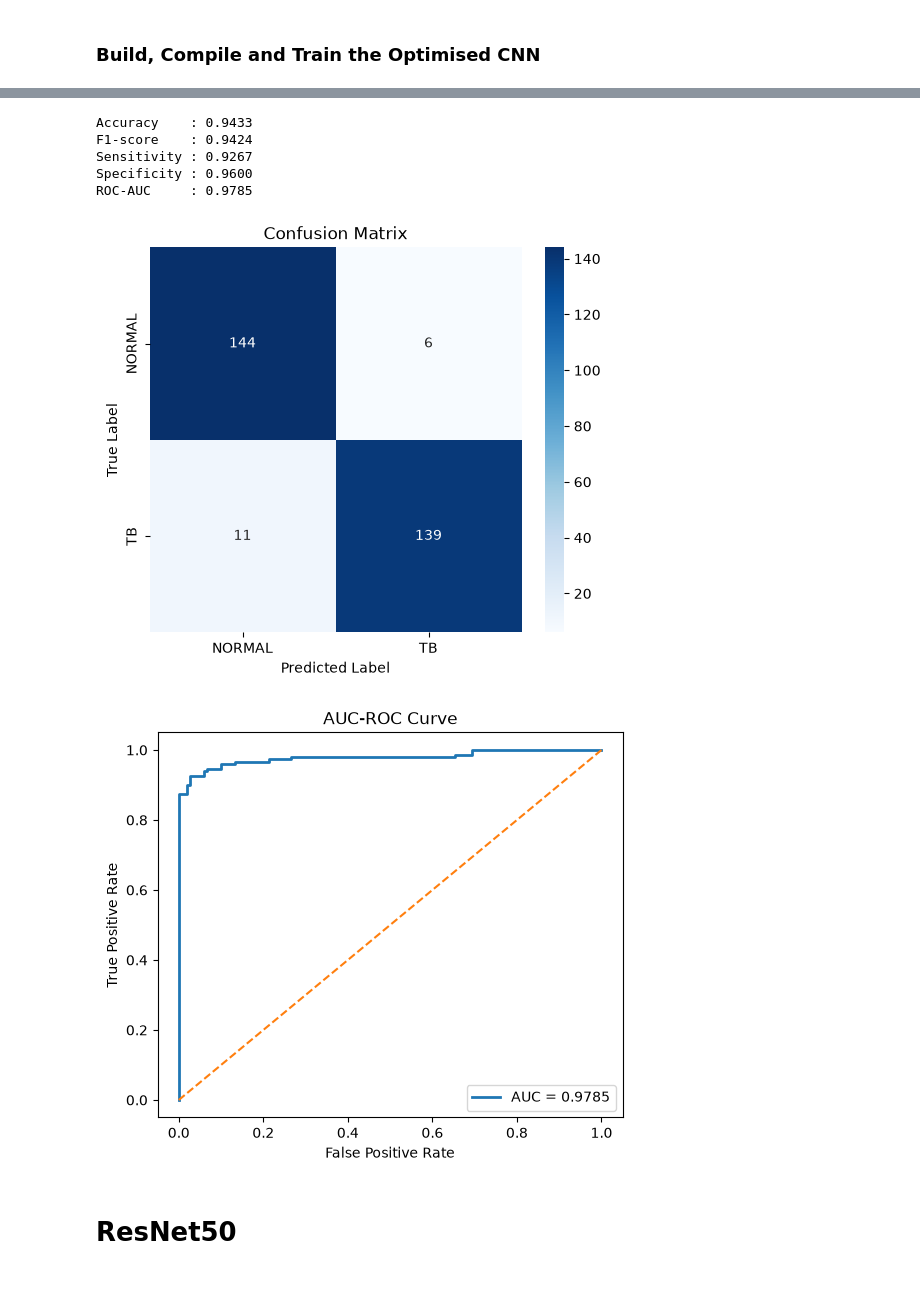
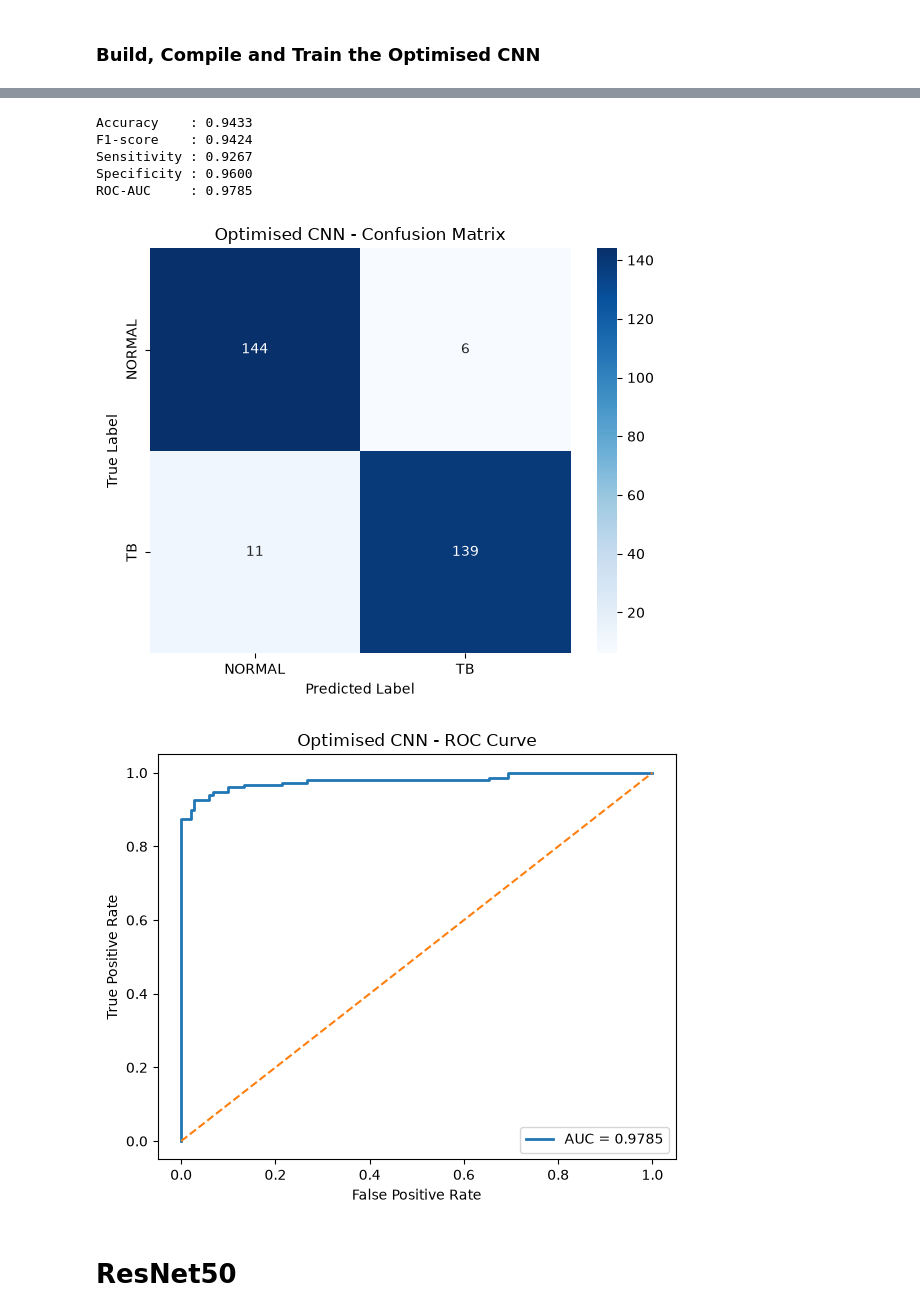
Before and after one commit to success222/tb-classification, a Jupyter notebook: TB_model_dev.ipynb, the cells around one changed output, grey strips where cells are left out. Drawn from its saved outputs; the diff is of its cells as text; code cells hidden in the pictures; blank space fills up the shorter version.

```diff
--- a/TB_model_dev.ipynb
+++ b/TB_model_dev.ipynb
@@ -375,9 +465,9 @@ def evaluate_model(model, test_dataset):
     return results
 # %%
 # PLOT CONFUSION MATRIX
-def plot_confusion_matrix(confusion_matrix, class_names):
+def plot_confusion_matrix(confusion_matrix, class_names, model_name):
     """
-    Plot the confusion matrix.
+    Plot the confusion matrix for a model.
     """
 
     plt.figure(figsize=(6, 5))
@@ -391,8 +481,9 @@ def plot_confusion_matrix(confusion_matrix, class_names):
         yticklabels=class_names
     )
 
-    plt.title("Confusion Matrix")
+    plt.title(f"{model_name} - Confusion Matrix")
     plt.xlabel("Predicted Label")
     plt.ylabel("True Label")
 
+    plt.tight_layout()
     plt.show()
@@ -399,8 +542,8 @@ def plot_confusion_matrix(confusion_matrix, class_names):
 # %%
 # PLOT ROC CURVE
-def plot_roc_curve(fpr, tpr, roc_auc):
+def plot_roc_curve(fpr, tpr, roc_auc, model_name):
     """
-    Plot the ROC curve.
+    Plot ROC curve for a model.
     """
 
     plt.figure(figsize=(6, 5))
@@ -420,7 +563,10 @@ def plot_roc_curve(fpr, tpr, roc_auc):
 
     plt.xlabel("False Positive Rate")
     plt.ylabel("True Positive Rate")
-    plt.title("AUC-ROC Curve")
+
+    plt.title(f"{model_name} - ROC Curve")
+
     plt.legend(loc="lower right")
 
+    plt.tight_layout()
     plt.show()
@@ -760,38 +942,40 @@ Restoring model weights from the end of the best epoch: 17.
 # %%
 # MODEL EVALUATION
-results = evaluate_model(
+optimized_cnn_results = evaluate_model(
     optimized_cnn,
     test_dataset
 )
 
-print(f"Accuracy    : {results['accuracy']:.4f}")
-print(f"F1-score    : {results['f1_score']:.4f}")
-print(f"Sensitivity : {results['sensitivity']:.4f}")
-print(f"Specificity : {results['specificity']:.4f}")
-print(f"ROC-AUC     : {results['roc_auc']:.4f}")
+print(f"Accuracy    : {optimized_cnn_results['accuracy']:.4f}")
+print(f"F1-score    : {optimized_cnn_results['f1_score']:.4f}")
+print(f"Sensitivity : {optimized_cnn_results['sensitivity']:.4f}")
+print(f"Specificity : {optimized_cnn_results['specificity']:.4f}")
+print(f"ROC-AUC     : {optimized_cnn_results['roc_auc']:.4f}")
 
 
 # CONFUSION MATRIX
 plot_confusion_matrix(
-    results["confusion_matrix"],
-    CLASS_NAMES
+    optimized_cnn_results["confusion_matrix"],
+    CLASS_NAMES,
+    "Optimised CNN"
 )
 
 
 # ROC CURVE
 plot_roc_curve(
-    results["fpr"],
-    results["tpr"],
-    results["roc_auc"]
+    optimized_cnn_results["fpr"],
+    optimized_cnn_results["tpr"],
+    optimized_cnn_results["roc_auc"],
+    "Optimised CNN"
 )
 # %% [output]
 Accuracy    : 0.9433
 F1-score    : 0.9424
 Sensitivity : 0.9267
 Specificity : 0.9600
 ROC-AUC     : 0.9785
-[figure, old version]
+[figure, new version]
-[figure, old version]
+[figure, new version]
 # %% [markdown]
 # ResNet50
 # %% [markdown]
```
Also changed, not shown: parts of 22 cells of this notebook.
